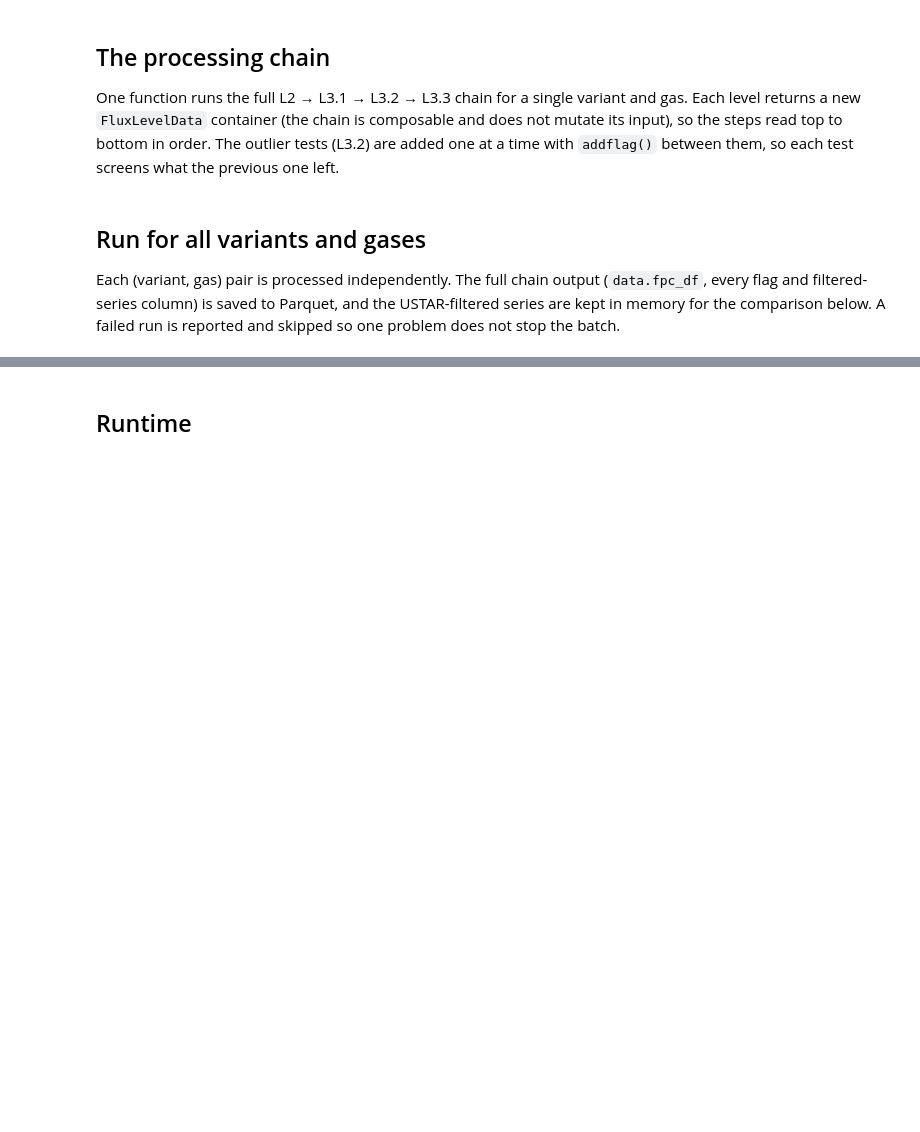
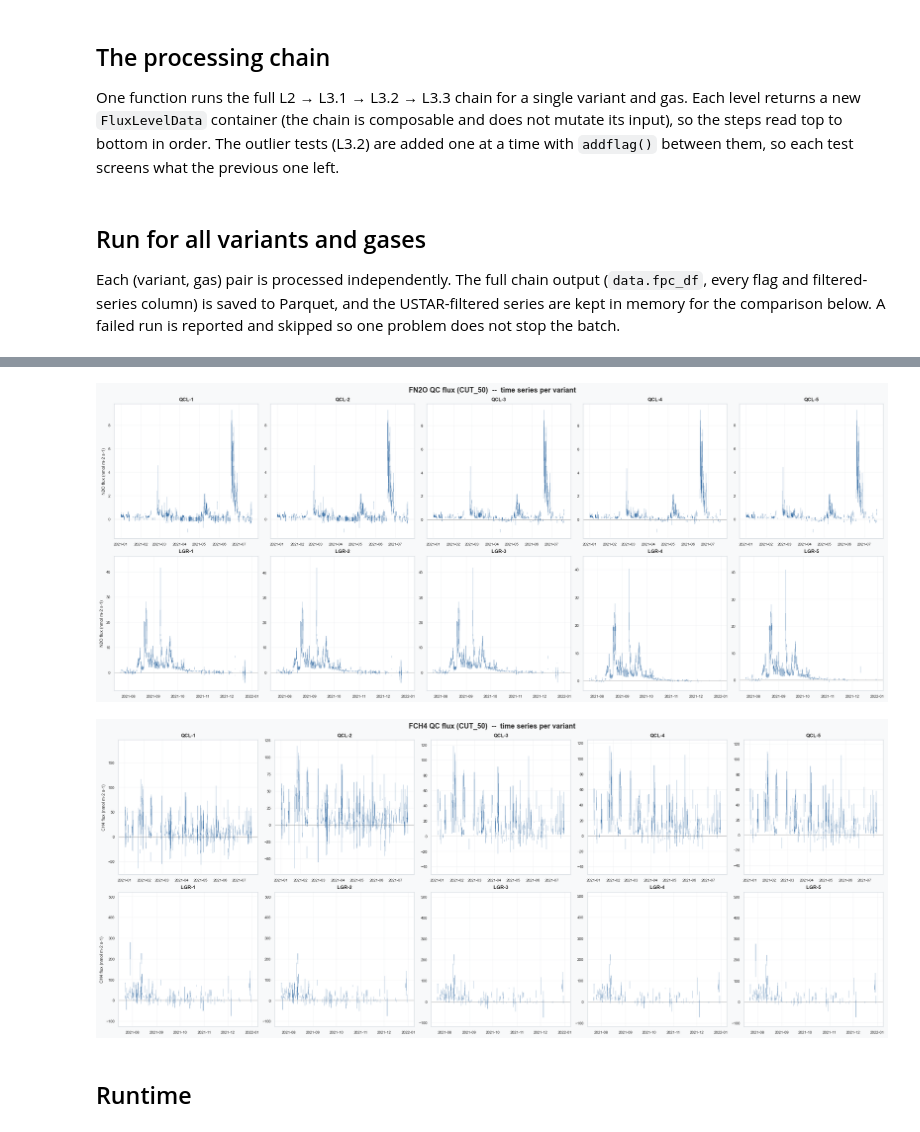
Before and after one commit to holukas/ms-timelag-comparison, a Jupyter notebook: notebooks/05_flux_processing_chain.ipynb, the cells around one changed output, grey strips where cells are left out. Cells and saved outputs as stored; diff of their text form; code cells hidden in the pictures; blank space fills up the shorter version.

```diff
--- a/notebooks/05_flux_processing_chain.ipynb
+++ b/notebooks/05_flux_processing_chain.ipynb
@@ -307,3 +366,29 @@ values) where test failed (for hard flags) or flag 1 (ok values) where test fail
+# %%
+import matplotlib.pyplot as plt
+
+for gas in GASES:
+    ncol = max(len(v) for v in ANALYZERS.values())
+    fig, axes = plt.subplots(len(ANALYZERS), ncol, figsize=GRID_FIGSIZE,
+                             constrained_layout=True, squeeze=False)
+    for r, (analyzer, analyzer_codes) in enumerate(ANALYZERS.items()):
+        for c in range(ncol):
+            ax = axes[r, c]
+            code = analyzer_codes[c] if c < len(analyzer_codes) else None
+            s = cut50_series(code, gas)
+            if s is None or s.dropna().empty:
+                ax.set_axis_off()
+                continue
+            ax.axhline(0, color="0.6", lw=0.6, zorder=0)
+            ax.plot(s.index, s.values, lw=0.3, color="#4477AA")
+            ax.set_title(code, fontsize=9, fontweight="bold")
+            ax.tick_params(labelsize=7)
+        axes[r, 0].set_ylabel(FLUX_LABEL[gas], fontsize=8)
+    fig.suptitle(f"{gas} QC flux ({SCEN})  --  time series per variant",
+                 fontsize=13, fontweight="bold")
+    plt.show()
+# %% [output]
+[figure, added]
+[figure, added]
 # %% [markdown]
 ## Runtime
 # %%
```
Also changed, not shown: parts of 5 cells of this notebook, 20 other files.
